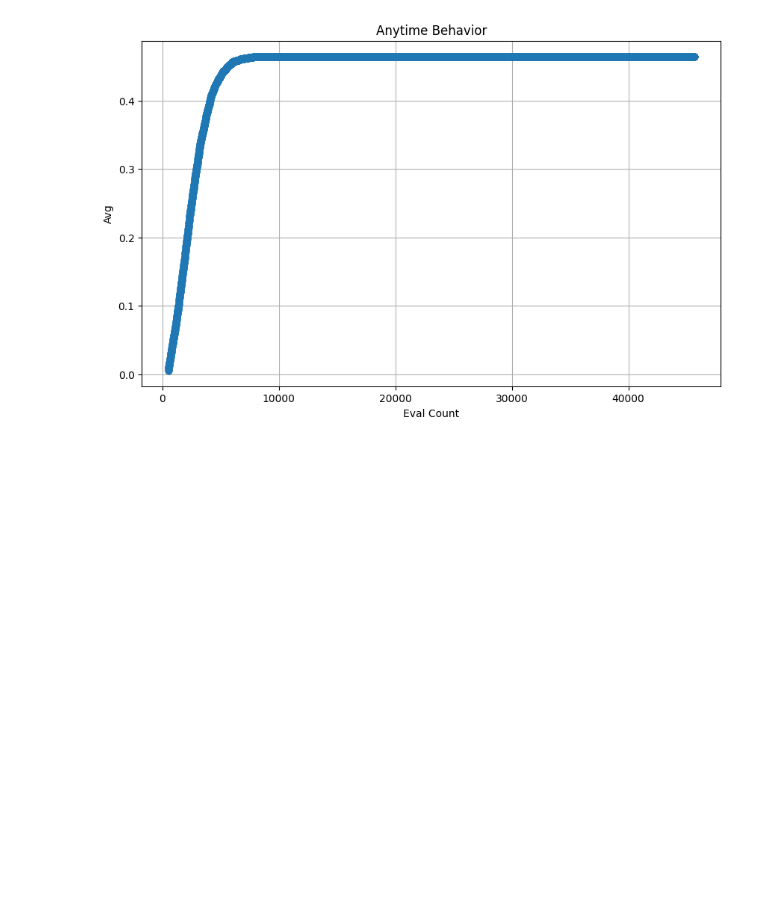
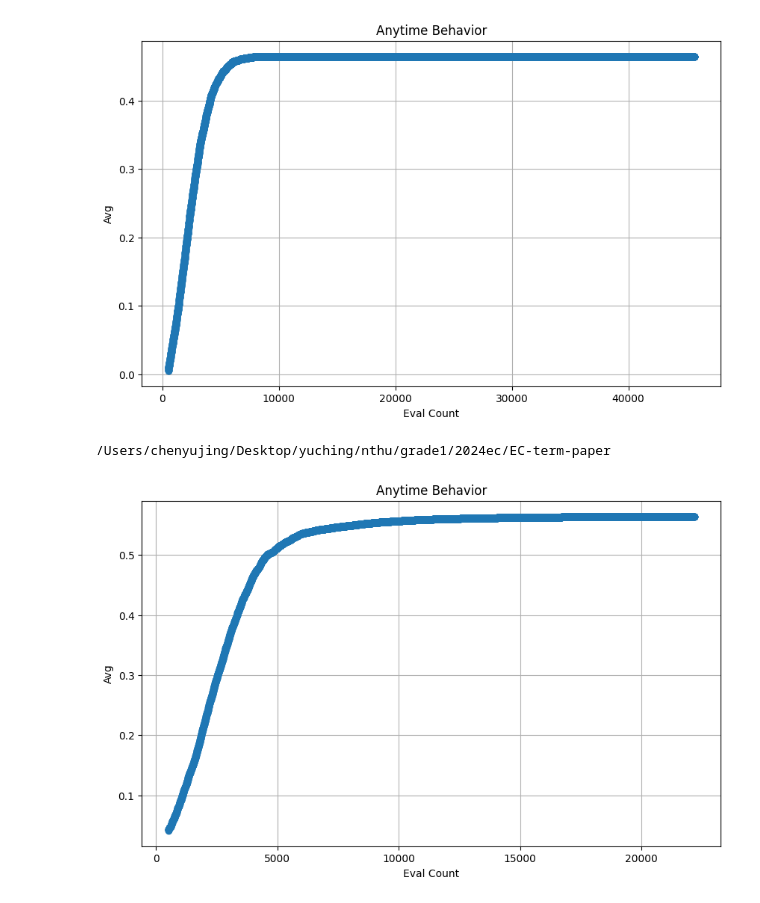
Before and after one commit to atwolin/EC-term-paper, a Jupyter notebook: plot.ipynb, the cells around one changed output. Cells and saved outputs as stored; diff of their text form; code cells hidden in the pictures; blank space fills up the shorter version.

Commit message:
upload results

```diff
--- a/plot.ipynb
+++ b/plot.ipynb
@@ -21,3 +21,26 @@ plt.show()
 # %% [output]
 /Users/chenyujing/Desktop/yuching/nthu/grade1/2024ec/EC-term-paper
 [figure]
+# %%
+import pandas as pd
+import matplotlib.pyplot as plt
+import os
+
+cur_path = os.getcwd()
+print(cur_path)
+
+# 读取CSV文件
+file_path = cur_path+"/results/-algo*simple_gp*-e*glove*-n*10*-p*500*-pc*1.0*-pm*0.0*-g*500*-c*1*-eval*100000*-run*1.csv"  # 请根据实际文件路径修改
+data = pd.read_csv(file_path)
+
+# 绘制图表
+plt.figure(figsize=(10, 6))
+plt.plot(data['eval_count'], data['avg'], marker='o', linestyle='-')
+plt.xlabel('Eval Count')
+plt.ylabel('Avg')
+plt.title('Anytime Behavior')
+plt.grid(True)
+plt.show()
+# %% [output]
+/Users/chenyujing/Desktop/yuching/nthu/grade1/2024ec/EC-term-paper
+[figure, added]
```
Also changed, not shown: parts of 43 cells of this notebook, 25 other files.
